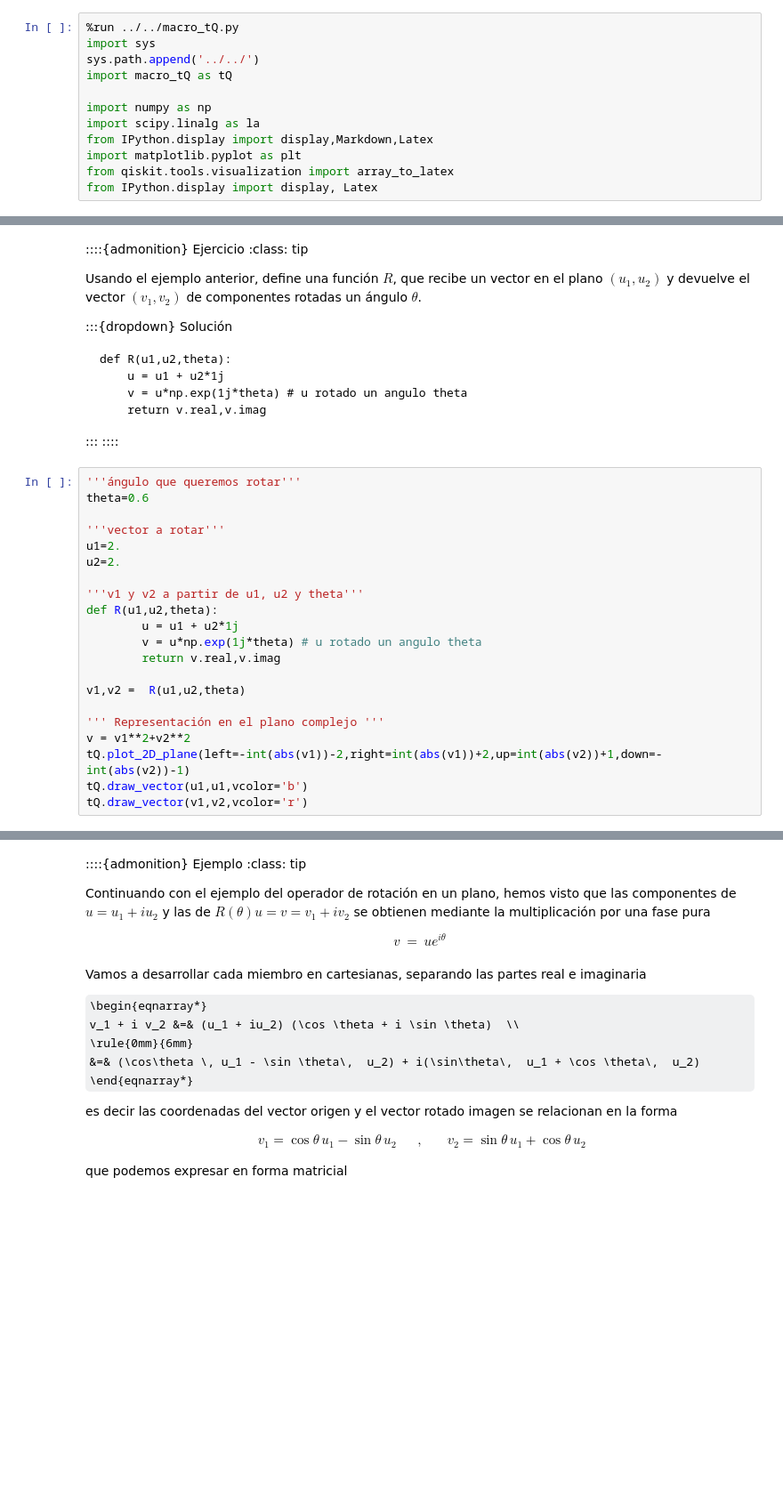
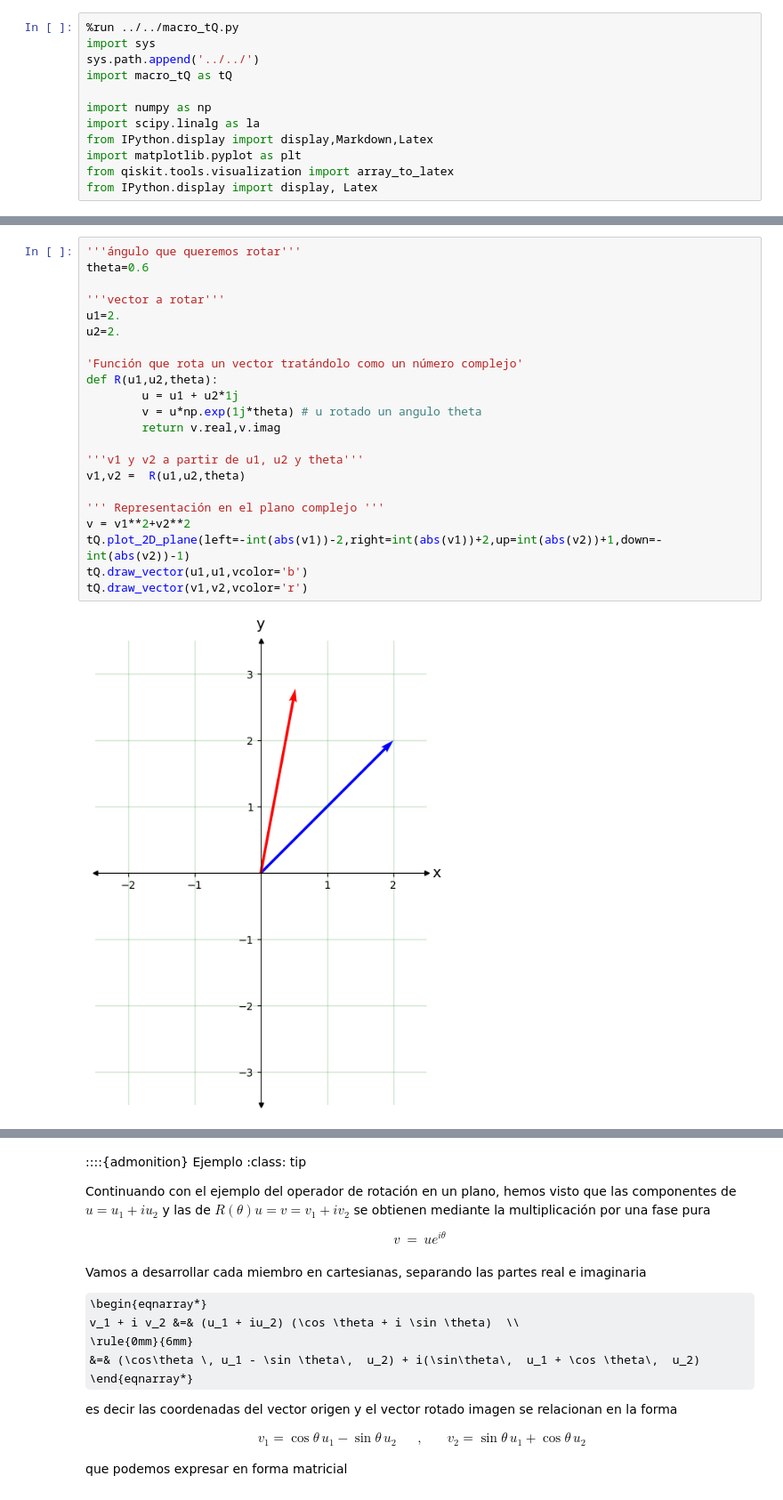
Before and after one commit to jamasole/Curso-TalentQ-Jupyterlab, a Jupyter notebook: Book/_build/jupyter_execute/docs/Part_01_Formalismo/Chapter_01_02_Formalismo_matemático/01_03_Operadores_myst.ipynb, the cells around one changed output, grey strips where cells are left out. Shown at 89% size. Saved outputs shown, nothing was run; the diff lists cells and outputs as text; some formulas as TeX source; blank space fills up the shorter version.

```diff
--- a/Book/_build/jupyter_execute/docs/Part_01_Formalismo/Chapter_01_02_Formalismo_matemático/01_03_Operadores_myst.ipynb
+++ b/Book/_build/jupyter_execute/docs/Part_01_Formalismo/Chapter_01_02_Formalismo_matemático/01_03_Operadores_myst.ipynb
@@ -92,41 +76,28 @@ La propiedad fundamental de una rotación es la de mantener invariante el módul
 ::::
-# %% [markdown]
-::::{admonition} Ejercicio
-:class: tip
-
-Usando el ejemplo anterior, define una función $R$, que recibe un vector en el plano $(u_1,u_2)$ y devuelve el vector $(v_1,v_2)$ de componentes rotadas un ángulo $\theta$.
-
-
-:::{dropdown} Solución
-
-    def R(u1,u2,theta):
-        u = u1 + u2*1j
-        v = u*np.exp(1j*theta) # u rotado un angulo theta
-        return v.real,v.imag
-
-:::
-::::
 # %%
 '''ángulo que queremos rotar'''
 theta=0.6
 
 '''vector a rotar'''
 u1=2.
 u2=2.
 
-'''v1 y v2 a partir de u1, u2 y theta'''
+'Función que rota un vector tratándolo como un número complejo'
 def R(u1,u2,theta):
         u = u1 + u2*1j
         v = u*np.exp(1j*theta) # u rotado un angulo theta
         return v.real,v.imag
 
+'''v1 y v2 a partir de u1, u2 y theta'''
 v1,v2 =  R(u1,u2,theta)
 
 ''' Representación en el plano complejo '''
 v = v1**2+v2**2
 tQ.plot_2D_plane(left=-int(abs(v1))-2,right=int(abs(v1))+2,up=int(abs(v2))+1,down=-int(abs(v2))-1)
 tQ.draw_vector(u1,u1,vcolor='b')
 tQ.draw_vector(v1,v2,vcolor='r')
+# %% [output]
+[figure, added]
 # %% [markdown]
 ### Matriz de un operador
 <a id='matriz_op'></a>
```
Also changed, not shown: parts of 51 cells of this notebook, 35 other files.
